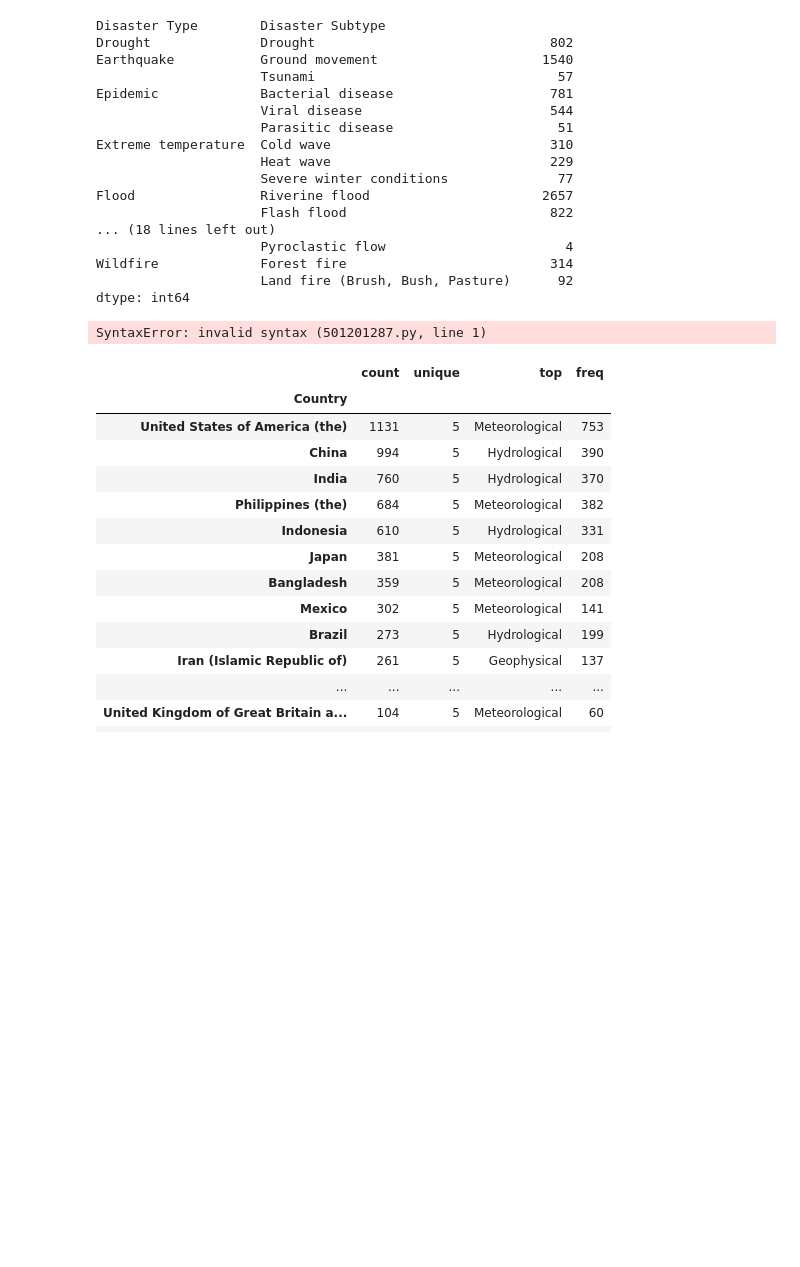
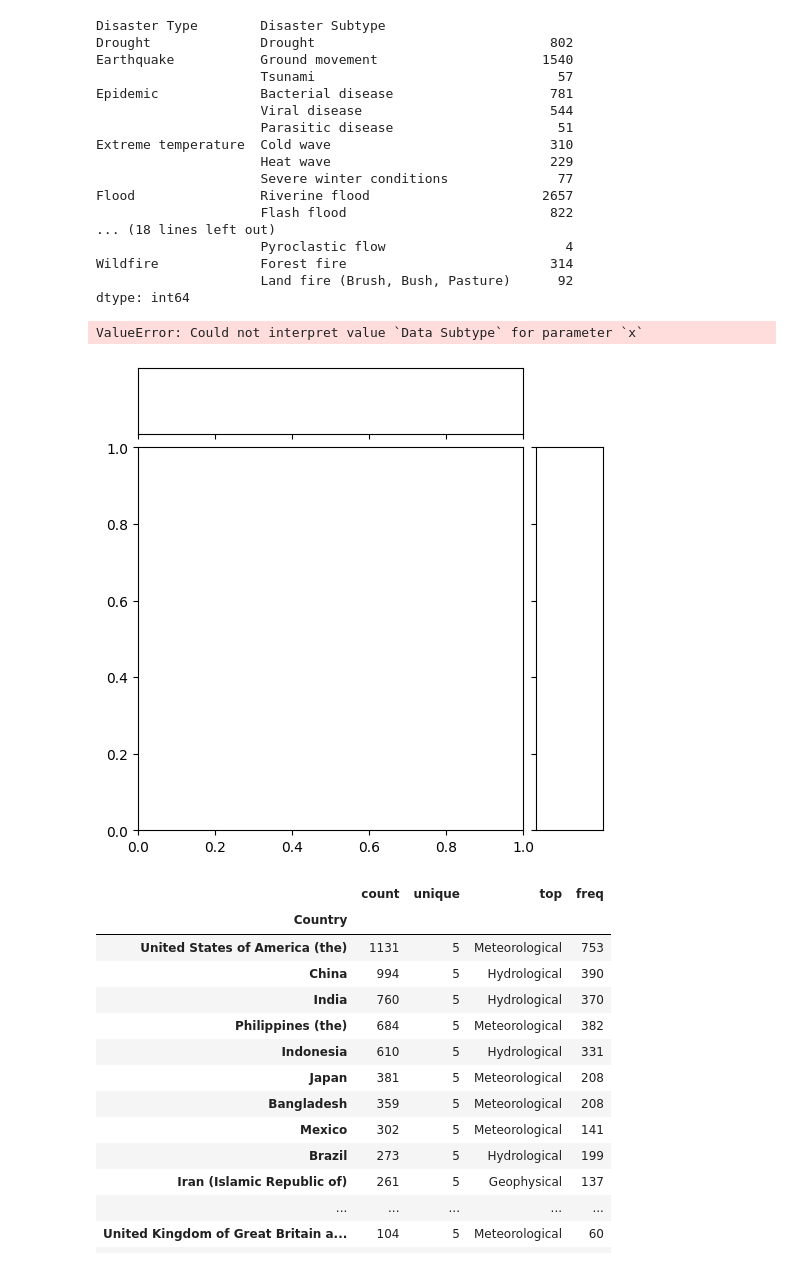
Before and after one commit to AleDataAnalyst/grupo2_desastresnaturales, a Jupyter notebook: Notebooks/01LimpiarDatos/01_Ele_Análisis_Inicial.ipynb, the cells around one changed output. Cells and saved outputs as stored; diff of their text form; code cells hidden in the pictures; blank space fills up the shorter version.

```diff
--- a/Notebooks/01LimpiarDatos/01_Ele_Análisis_Inicial.ipynb
+++ b/Notebooks/01LimpiarDatos/01_Ele_Análisis_Inicial.ipynb
@@ -546,10 +551,11 @@ Flood                Riverine flood                      2657
 Wildfire             Forest fire                          314
                      Land fire (Brush, Bush, Pasture)      92
 dtype: int64
-# %%
-sns.jo
-# %% [output]
-SyntaxError: invalid syntax (501201287.py, line 1)
+# %%
+sns.jointplot(data=df, x='Data Subtype', y= 'Data Type', hue= 'Disaster Subgroup')
+# %% [output]
+ValueError: Could not interpret value `Data Subtype` for parameter `x`
+[figure, added]
 # %%
 m = df[['Country','Disaster Subgroup']].groupby('Country').describe()
 m['Disaster Subgroup'].sort_values(by='count', ascending=False).head(50)
```
Also changed, not shown: parts of 2 cells of this notebook.
